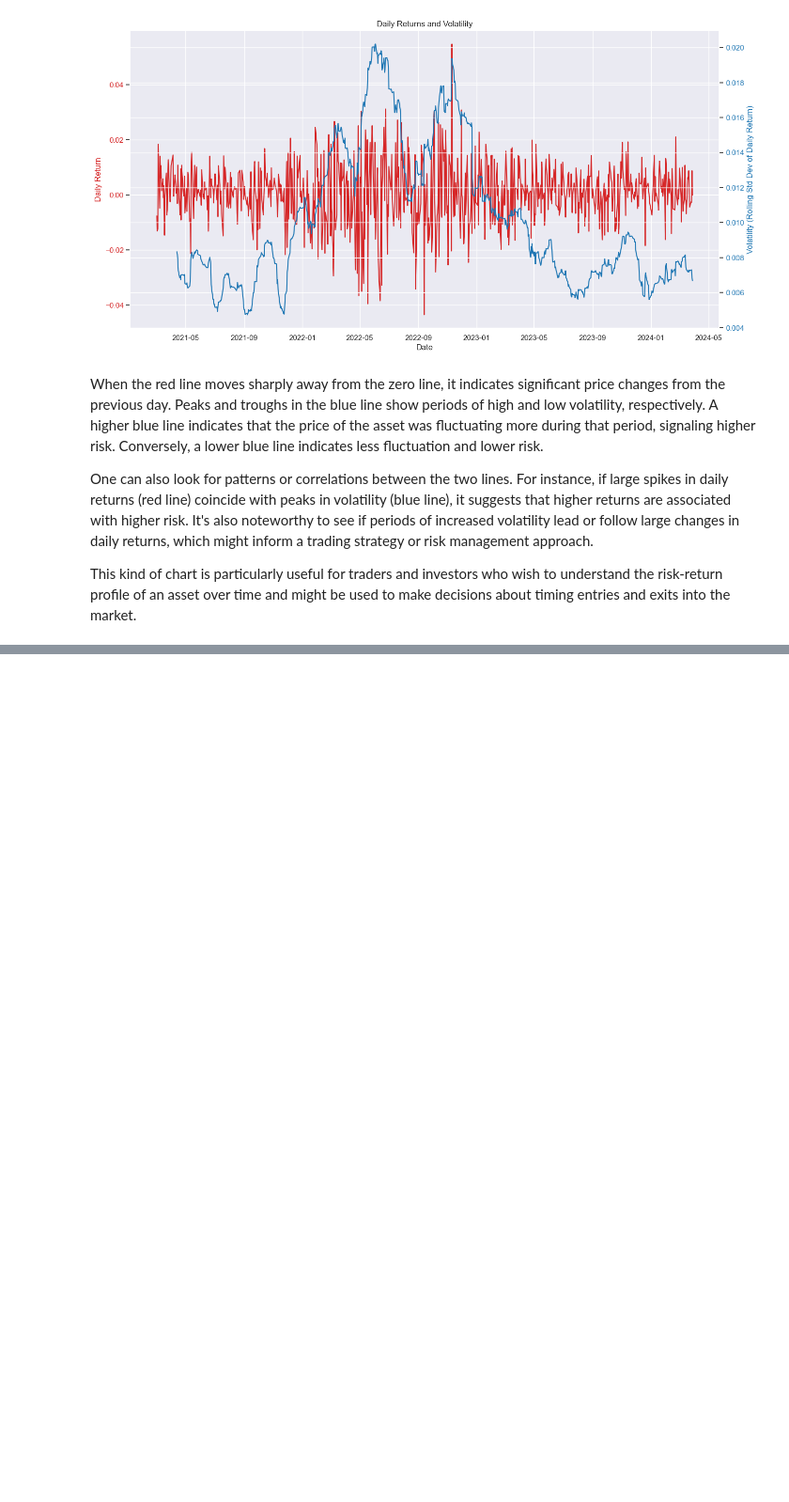
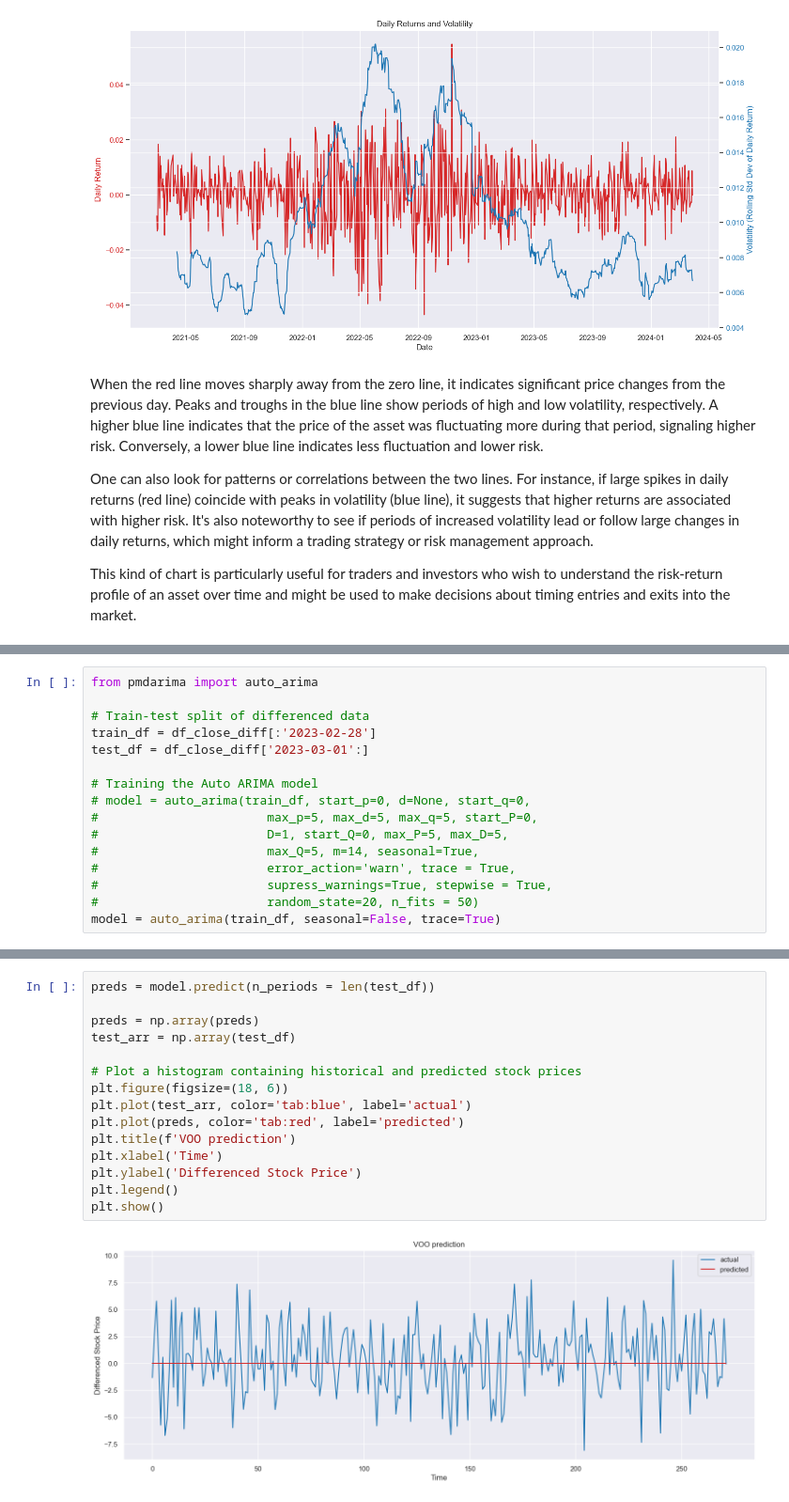
Before and after one commit to charltonxqh/SC1015-mini-project, a Jupyter notebook: ARIMA Analysis/ARIMA.ipynb, the cells around one changed output, grey strips where cells are left out. Shown at 94% size. Cells and saved outputs as stored; diff of their text form; blank space fills up the shorter version.

```diff
--- a/ARIMA Analysis/ARIMA.ipynb
+++ b/ARIMA Analysis/ARIMA.ipynb
@@ -281,0 +319,16 @@ This kind of chart is particularly useful for traders and investors who wish to
+# %%
+from pmdarima import auto_arima
+
+# Train-test split of differenced data
+train_df = df_close_diff[:'2023-02-28']
+test_df = df_close_diff['2023-03-01':]
+
+# Training the Auto ARIMA model
+# model = auto_arima(train_df, start_p=0, d=None, start_q=0,
+#                       max_p=5, max_d=5, max_q=5, start_P=0,
+#                       D=1, start_Q=0, max_P=5, max_D=5,
+#                       max_Q=5, m=14, seasonal=True,
+#                       error_action='warn', trace = True,
+#                       supress_warnings=True, stepwise = True,
+#                       random_state=20, n_fits = 50)
+model = auto_arima(train_df, seasonal=False, trace=True)
@@ -281,0 +398,17 @@ This kind of chart is particularly useful for traders and investors who wish to
+# %%
+preds = model.predict(n_periods = len(test_df))
+
+preds = np.array(preds)
+test_arr = np.array(test_df)
+
+# Plot a histogram containing historical and predicted stock prices
+plt.figure(figsize=(18, 6))
+plt.plot(test_arr, color='tab:blue', label='actual')
+plt.plot(preds, color='tab:red', label='predicted')
+plt.title(f'VOO prediction')
+plt.xlabel('Time')
+plt.ylabel('Differenced Stock Price')
+plt.legend()
+plt.show()
+# %% [output]
+[figure, added]
```
Also changed, not shown: parts of 21 cells of this notebook.
